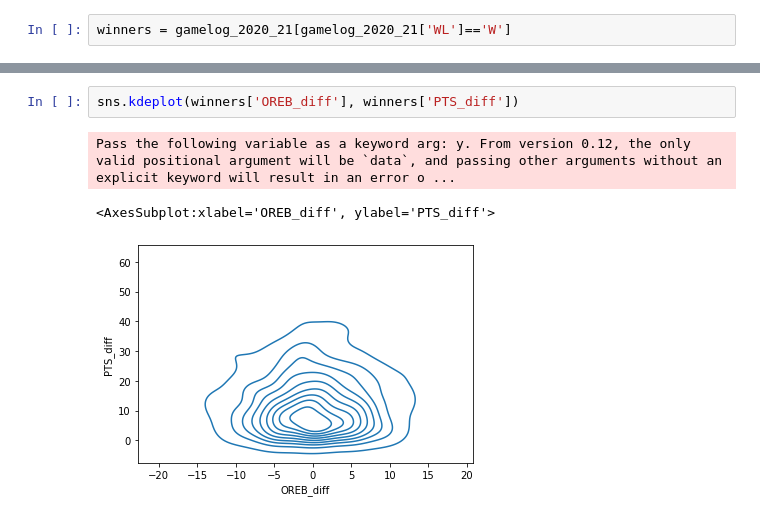
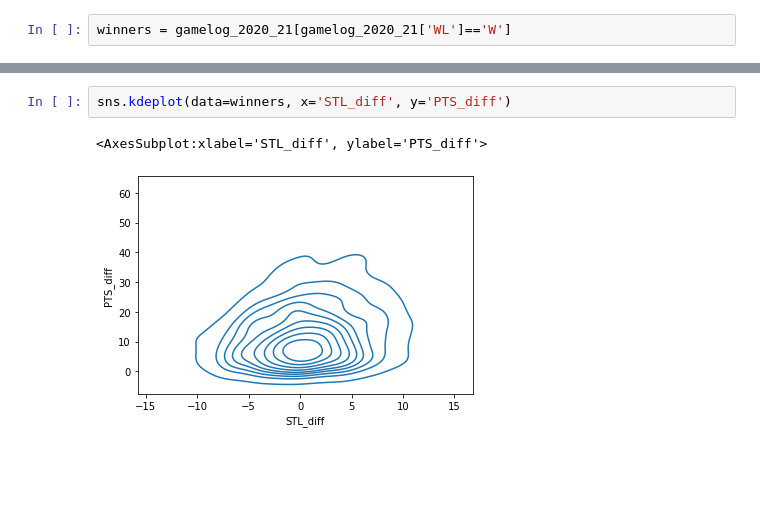
Before and after one commit to jcheng87/nba_stats_analysis, a Jupyter notebook: data_explore.ipynb, the cells around one changed output, grey strips where cells are left out. Cells and saved outputs as stored; diff of their text form; blank space fills up the shorter version.

```diff
--- a/data_explore.ipynb
+++ b/data_explore.ipynb
@@ -55,6 +55,5 @@ diff_cols = [col+'_diff' for col in cols]
 # %%
-sns.kdeplot(winners['OREB_diff'], winners['PTS_diff'])
+sns.kdeplot(data=winners, x='STL_diff', y='PTS_diff')
 # %% [output]
-Pass the following variable as a keyword arg: y. From version 0.12, the only valid positional argument will be `data`, and passing other arguments without an explicit keyword will result in an error o ...
+<AxesSubplot:xlabel='STL_diff', ylabel='PTS_diff'>
-<AxesSubplot:xlabel='OREB_diff', ylabel='PTS_diff'>
-[figure, old version]
+[figure, new version]
```
Also changed, not shown: parts of 5 cells of this notebook.
